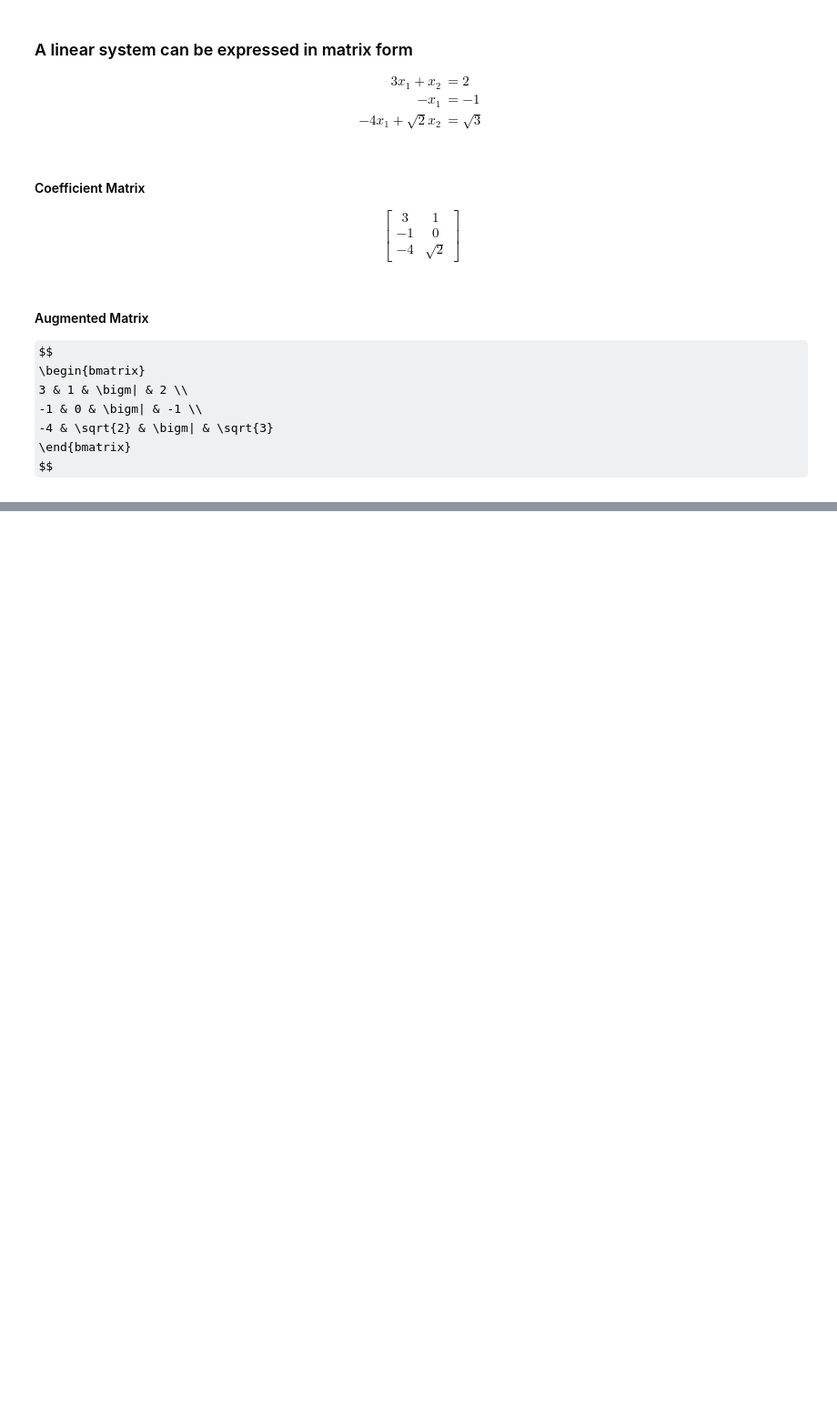
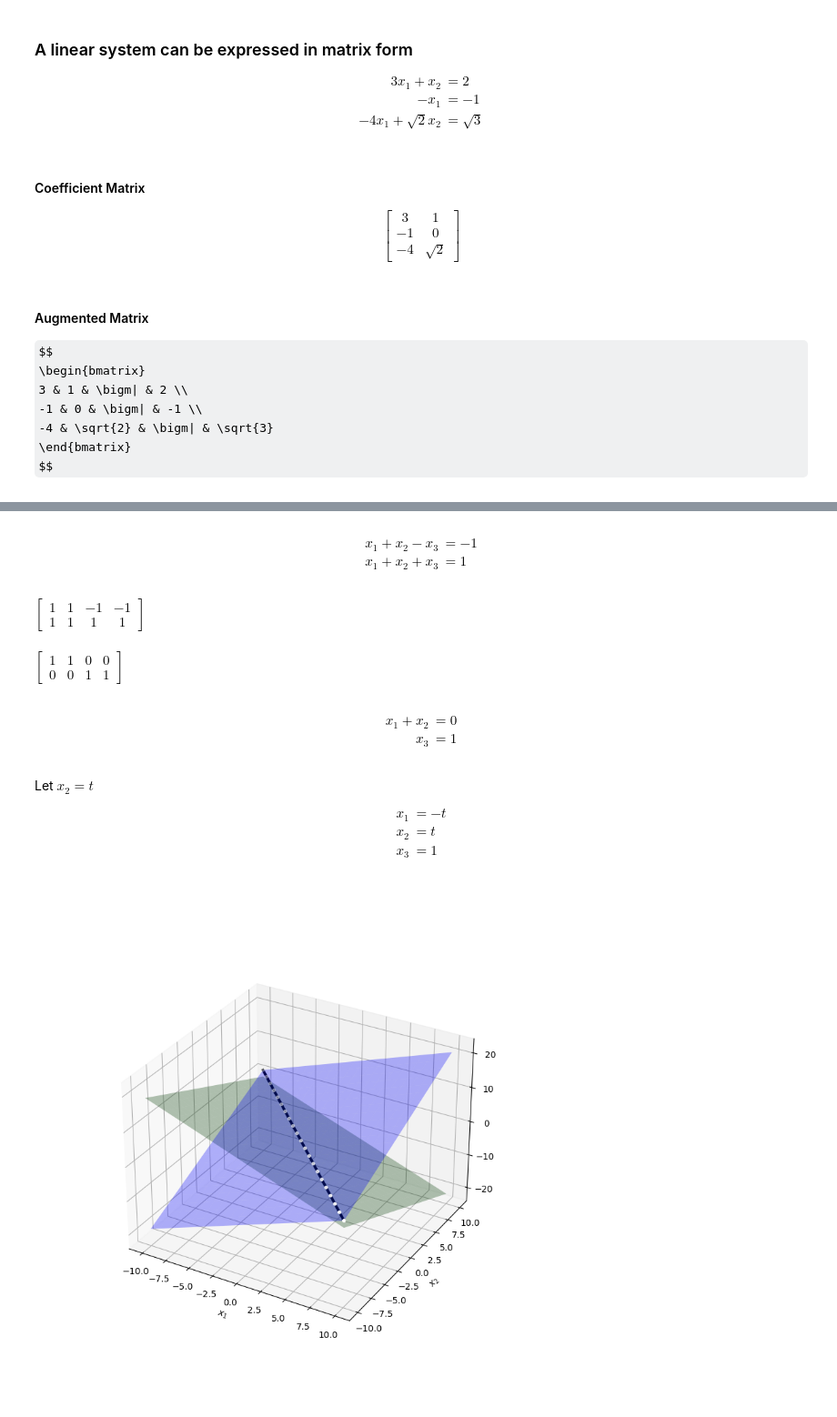
Before and after one commit to PaulToronto/University-of-Colorado-Boulder---Essential-Math-Specialization, a Jupyter notebook: 1_Linear_Systems_and_Gaussian_Elimination.ipynb, the cells around one changed output, grey strips where cells are left out. Shown at 91% size. Saved outputs shown, nothing was run; the diff lists cells and outputs as text; code cells hidden in the pictures; some formulas as TeX source; blank space fills up the shorter version.

```diff
--- a/1_Linear_Systems_and_Gaussian_Elimination.ipynb
+++ b/1_Linear_Systems_and_Gaussian_Elimination.ipynb
@@ -82,0 +226,71 @@ $$
+# %% [markdown]
+$$
+\begin{align}
+x_1 + x_2 - x_3 &= -1 \\
+x_1 + x_2 + x_3 &= 1
+\end{align}
+$$
+# %%
+B = sym.Matrix([[1, 1, -1, -1],
+                [1, 1, 1, 1]])
+B
+# %% [output]
+$\displaystyle \left[\begin{matrix}1 & 1 & -1 & -1\\1 & 1 & 1 & 1\end{matrix}\right]$
+# %%
+B.rref(pivots=False)
+# %% [output]
+$\displaystyle \left[\begin{matrix}1 & 1 & 0 & 0\\0 & 0 & 1 & 1\end{matrix}\right]$
+# %% [markdown]
+$$
+\begin{align}
+x_1 + x_2 &= 0 \\
+x_3 &= 1
+\end{align}
+$$
+# %% [markdown]
+Let $x_2 = t$
+
+$$
+\begin{align}
+x_1 &= -t \\
+x_2 &= t \\
+x_3 &= 1 \\
+\end{align}
+$$
+# %%
+fig = plt.figure(figsize=(8,8))
+ax = fig.add_subplot(111, projection='3d')
+
+x = np.linspace(-10, 10, 21)
+y = np.linspace(-10, 10, 21)
+
+X, Y = np.meshgrid(x, y)
+
+# first plane
+Z1 = X + Y + 1
+ax.plot_surface(X, Y, Z1, alpha=0.3, color='blue')
+
+# second plane
+Z2 = -X - Y - 1
+ax.plot_surface(X, Y, Z2, alpha=0.3, color='green')
+
+ax.set_xlabel('$x_1$')
+ax.set_ylabel('$x_2$')
+
+# line of intersection
+start = -10
+end = 10
+line = [[-t, t, 1] for t in [start, end]]
+line = zip(line[0], line[1])
+x1, x2, x3 = list(line)
+ax.plot3D(x1, x2, x3, linewidth=3, c='black')
+
+some_solutions = []
+for t in np.linspace(start, end, 21):
+    some_solutions.append(np.array([-t, t, 1]))
+some_solutions = np.array(some_solutions)
+ax.scatter(some_solutions[:,0], some_solutions[:,1], some_solutions[:,2], c='white', s=10)
+
+plt.show()
+# %% [output]
+[figure, added]
```
Also changed, not shown: parts of 62 cells of this notebook.
